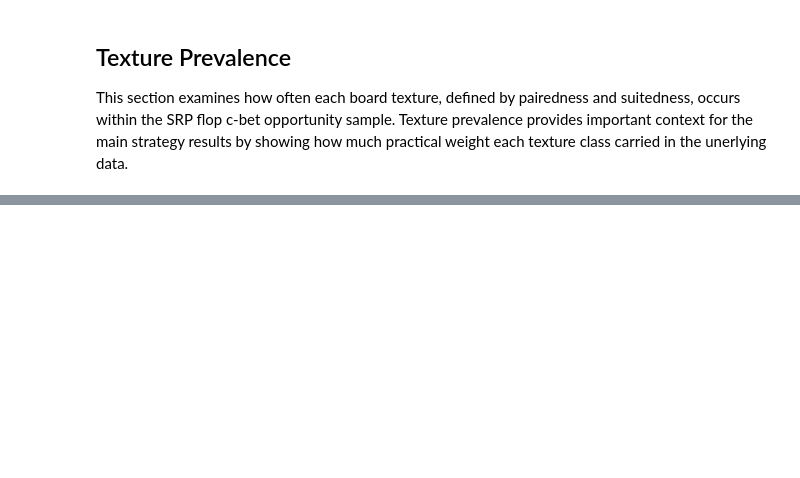
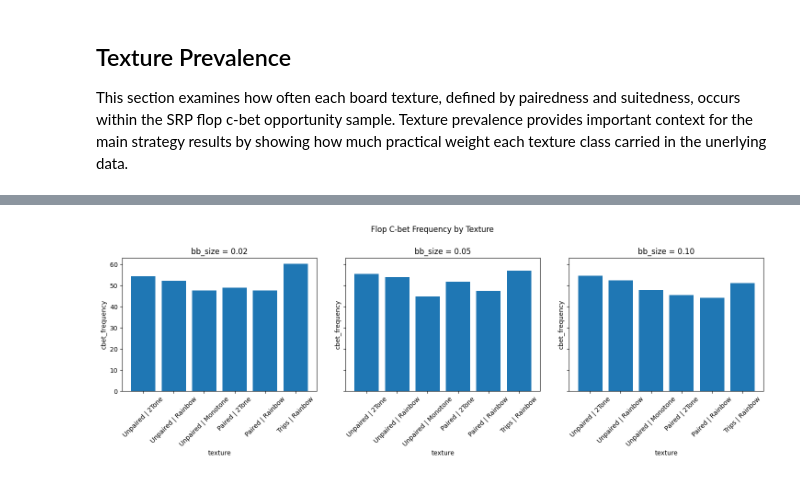
Before and after one commit to royyg77/NLHE-Data-Research, a Jupyter notebook: notebooks/v1_0/flop_cbet_strategy.ipynb, the cells around one changed output, grey strips where cells are left out. Cells and saved outputs as stored; diff of their text form; code cells hidden in the pictures; blank space fills up the shorter version.

```diff
--- a/notebooks/v1_0/flop_cbet_strategy.ipynb
+++ b/notebooks/v1_0/flop_cbet_strategy.ipynb
@@ -306,20 +449,0 @@ strategy_agg.head()
-# %%
-# Visualize the distribution of cbet frequencies across different textures and bet sizes using bar charts
-
-stakes = sorted(strategy_agg["bb_size"].unique())
-
-fig, axes = plt.subplots(1, len(stakes), figsize=(18, 5), sharey=True)
-
-for ax, stake in zip(axes, stakes):
-    sub = strategy_agg[strategy_agg["bb_size"] == stake].copy()
-    sub = sub.sort_values("cbet_frequency", ascending=False)
-
-    ax.bar(sub["texture"], sub["cbet_frequency"])
-    ax.set_title(f"bb_size = {stake:.2f}")
-    ax.set_xlabel("texture")
-    ax.set_ylabel("cbet_frequency")
-    ax.tick_params(axis="x", rotation=45)
-
-fig.suptitle("Flop C-bet Frequency by Texture", y=1.02)
-fig.subplots_adjust(wspace=0.15, bottom=0.30)
-plt.show()
@@ -326,3 +524,49 @@ plt.show()
+# %%
+# Visualize the distribution of cbet frequencies across different textures and bet sizes using bar charts
+
+texture_order = [
+    "Unpaired | 2Tone",
+    "Unpaired | Rainbow",
+    "Unpaired | Monotone",
+    "Paired | 2Tone",
+    "Paired | Rainbow",
+    "Trips | Rainbow",
+]
+
+plot_df = (
+    strategy_agg
+    .groupby(["bb_size", "texture"], as_index=False)
+    .agg(
+        cbet_opportunities=("cbet_opportunities", "sum"),
+        cbets=("cbets", "sum"),
+    )
+)
+
+plot_df["cbet_frequency"] = plot_df["cbets"] / plot_df["cbet_opportunities"] * 100
+
+stakes = sorted(plot_df["bb_size"].unique())
+
+fig, axes = plt.subplots(1, len(stakes), figsize=(18, 5), sharey=True)
+
+for ax, stake in zip(axes, stakes):
+    sub = (
+        plot_df[plot_df["bb_size"] == stake]
+        .set_index("texture")
+        .reindex(texture_order)
+        .reset_index()
+    )
+
+    ax.bar(sub["texture"], sub["cbet_frequency"])
+    ax.set_title(f"bb_size = {stake:.2f}")
+    ax.set_xlabel("texture")
+    ax.set_ylabel("cbet_frequency")
+    ax.tick_params(axis="x", rotation=45)
+
+fig.suptitle("Flop C-bet Frequency by Texture", y=1.02)
+fig.subplots_adjust(wspace=0.15, bottom=0.30)
+plt.show()
+# %% [output]
+[figure, added]
 # %%
 # Visualize the distribution of cbet frequencies across different textures and bet sizes using stacked bar charts to show size mix
 
```
Also changed, not shown: parts of 29 cells of this notebook.
